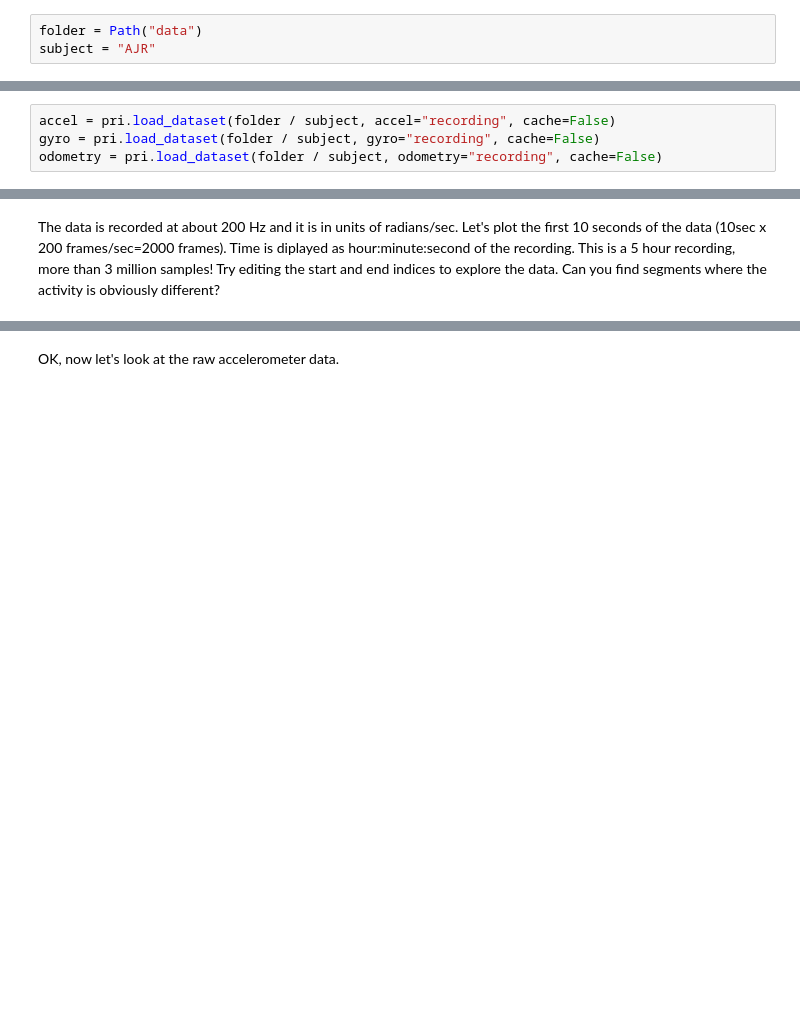
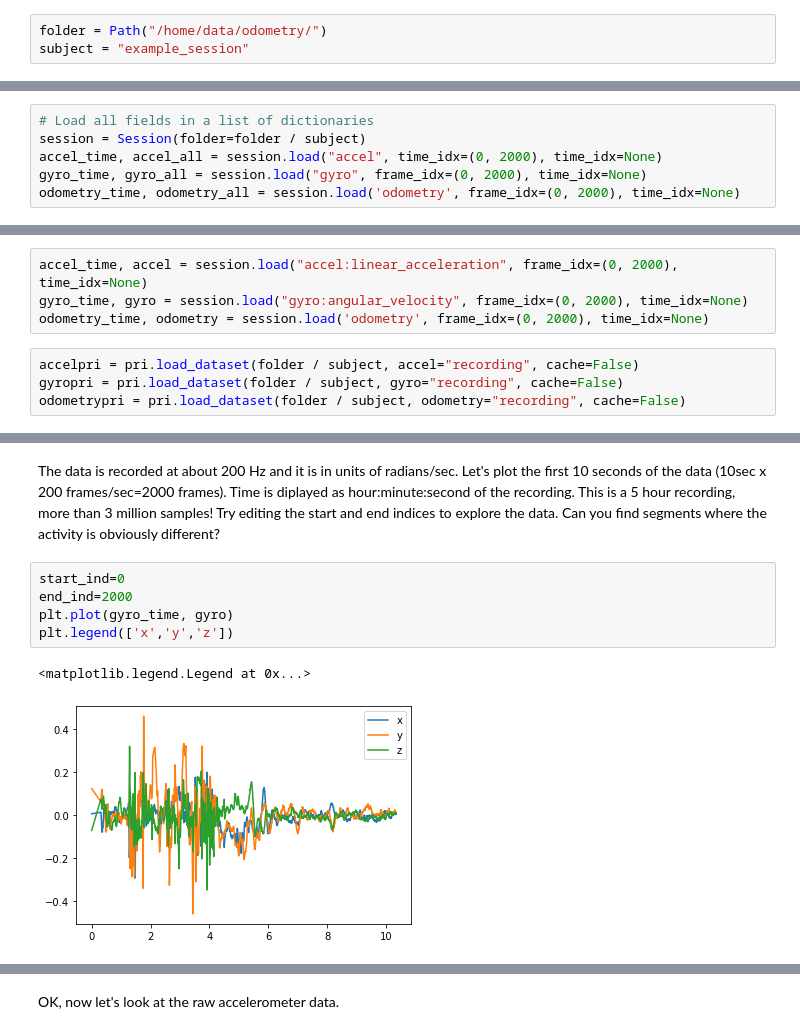
Before and after one commit to vedb/summer_workshop, a Jupyter notebook: Track2/Day1/odometry_load_and_plot_timeseries.ipynb, the cells around one changed output, grey strips where cells are left out. Saved outputs shown, nothing was run; the diff lists cells and outputs as text; blank space fills up the shorter version.

Commit message:
Edits to odometry loading notebook and associated changes to utils and installs

```diff
--- a/Track2/Day1/odometry_load_and_plot_timeseries.ipynb
+++ b/Track2/Day1/odometry_load_and_plot_timeseries.ipynb
@@ -15,7 +18,7 @@ import pupil_recording_interface as pri
 # %% [markdown]
 ## Load data
 # %%
-folder = Path("data")
-subject = "AJR"
+folder = Path("/home/data/odometry/")
+subject = "example_session"
 # %% [markdown]
 Below, we use pupil_recording_interface to load the data
@@ -21,0 +29,6 @@ Below, we use pupil_recording_interface to load the data
+# %%
+# Load all fields in a list of dictionaries
+session = Session(folder=folder / subject)
+accel_time, accel_all = session.load("accel", time_idx=(0, 2000), time_idx=None)
+gyro_time, gyro_all = session.load("gyro", frame_idx=(0, 2000), time_idx=None)
+odometry_time, odometry_all = session.load('odometry', frame_idx=(0, 2000), time_idx=None)
@@ -22,6 +41,10 @@ Below, we use pupil_recording_interface to load the data
+# %%
+accel_time, accel = session.load("accel:linear_acceleration", frame_idx=(0, 2000), time_idx=None)
+gyro_time, gyro = session.load("gyro:angular_velocity", frame_idx=(0, 2000), time_idx=None)
+odometry_time, odometry = session.load('odometry', frame_idx=(0, 2000), time_idx=None)
 # %%
-accel = pri.load_dataset(folder / subject, accel="recording", cache=False)
-gyro = pri.load_dataset(folder / subject, gyro="recording", cache=False)
-odometry = pri.load_dataset(folder / subject, odometry="recording", cache=False)
+accelpri = pri.load_dataset(folder / subject, accel="recording", cache=False)
+gyropri = pri.load_dataset(folder / subject, gyro="recording", cache=False)
+odometrypri = pri.load_dataset(folder / subject, odometry="recording", cache=False)
 # %% [markdown]
 Now let's see what we've got loaded. First we will look at the raw data from the Realsense gyroscope. It is an xarray dataset which is convenient for working with multidimensional data (http://xarray.pydata.org/en/stable/). In this case we have the 3 dimensions of angular velocity varying over time.
@@ -30,3 +64,11 @@ gyro
 # %% [markdown]
 The data is recorded at about 200 Hz and it is in units of radians/sec. Let's plot the first 10 seconds of the data (10sec x 200 frames/sec=2000 frames). Time is diplayed as hour:minute:second of the recording. This is a 5 hour recording, more than 3 million samples! Try editing the start and end indices to explore the data. Can you find segments where the activity is obviously different?
+# %%
+start_ind=0
+end_ind=2000
+plt.plot(gyro_time, gyro)
+plt.legend(['x','y','z'])
+# %% [output]
+<matplotlib.legend.Legend at 0x...>
+[figure, added]
 # %%
```
Also changed, not shown: parts of 16 cells of this notebook, 2 other files.
